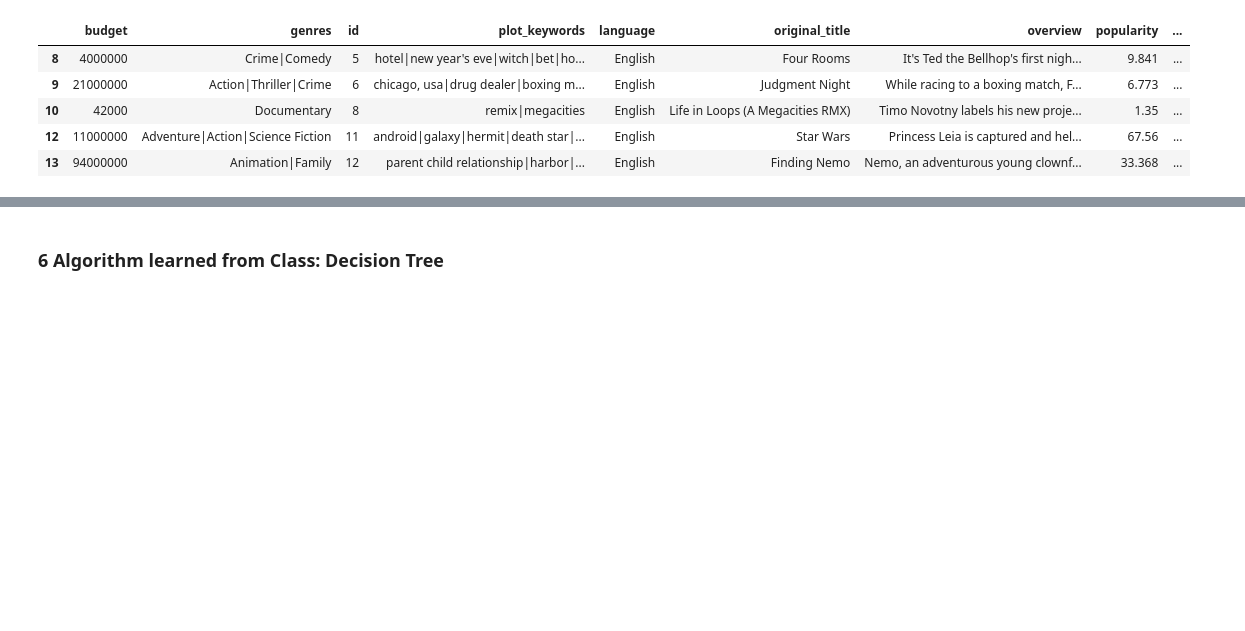
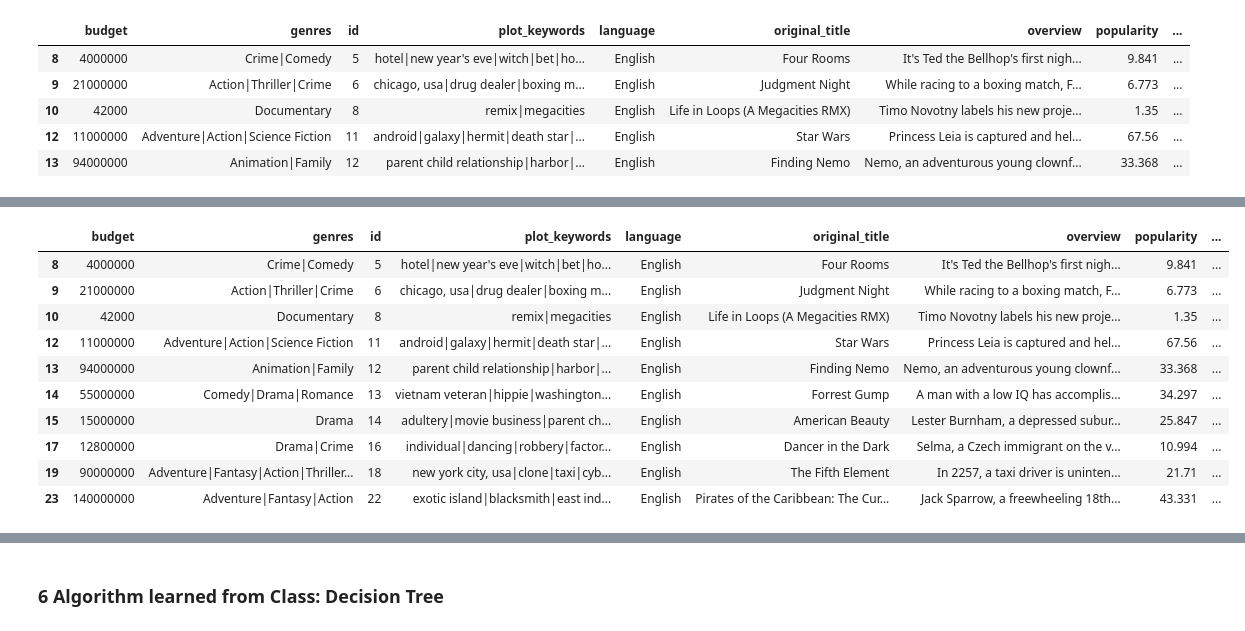
Before and after one commit to Check4068/INFO7374_Team7-1, a Jupyter notebook: Final_Project/source_code/Wise_Movie_Predict.ipynb, the cells around one changed output, grey strips where cells are left out. Saved outputs shown, nothing was run; the diff lists cells and outputs as text; code cells hidden in the pictures; blank space fills up the shorter version.

Commit message:
updated final project

```diff
--- a/Final_Project/source_code/Wise_Movie_Predict.ipynb
+++ b/Final_Project/source_code/Wise_Movie_Predict.ipynb
@@ -279,5 +278,5 @@ def Top(List, top):
 top_list = Top(director_list, 10)
 for t in top_list:
     original_format[t] = original_format['director_name'].map(lambda s: 1 if t in str(s) else 0)
-original_format['other_director'] = original_format['director_name'].map(lambda x:1 if x not in top_list else 0)
+original_format['Other Director'] = original_format['director_name'].map(lambda x:1 if x not in top_list else 0)
 # %%
@@ -311,7 +307,7 @@ for i in range(1, 4):
   tmp_list += company_list
 # %%
 # Merge three columns of company names together, and remove duplicates
-company_list=sorted(temp_list)
+company_list=sorted(tmp_list)
 company_dict={}
 for a,b in company_list:
     if a not in company_dict.keys():
@@ -335,3 +340,17 @@ for i in range(1, 4):
   for t in toplist:
       column_name = 'companies_' + str(i)
       original_format[t][original_format[t]!=1] = original_format[column_name].map(lambda x: 1 if x in t else 0)
+# %%
+original_format.head(10)
+# %% [output]
+|  | budget | genres | id | plot_keywords | language | original_title | overview | popularity | ... |
+| 8 | 4000000 | Crime|Comedy | 5 | hotel|new year's eve|witch|bet|ho... | English | Four Rooms | It's Ted the Bellhop's first nigh... | 9.841 | ... |
+| 9 | 21000000 | Action|Thriller|Crime | 6 | chicago, usa|drug dealer|boxing m... | English | Judgment Night | While racing to a boxing match, F... | 6.773 | ... |
+| 10 | 42000 | Documentary | 8 | remix|megacities | English | Life in Loops (A Megacities RMX) | Timo Novotny labels his new proje... | 1.35 | ... |
+| 12 | 11000000 | Adventure|Action|Science Fiction | 11 | android|galaxy|hermit|death star|... | English | Star Wars | Princess Leia is captured and hel... | 67.56 | ... |
+| 13 | 94000000 | Animation|Family | 12 | parent child relationship|harbor|... | English | Finding Nemo | Nemo, an adventurous young clownf... | 33.368 | ... |
+| 14 | 55000000 | Comedy|Drama|Romance | 13 | vietnam veteran|hippie|washington... | English | Forrest Gump | A man with a low IQ has accomplis... | 34.297 | ... |
+| 15 | 15000000 | Drama | 14 | adultery|movie business|parent ch... | English | American Beauty | Lester Burnham, a depressed subur... | 25.847 | ... |
+| 17 | 12800000 | Drama|Crime | 16 | individual|dancing|robbery|factor... | English | Dancer in the Dark | Selma, a Czech immigrant on the v... | 10.994 | ... |
+| 19 | 90000000 | Adventure|Fantasy|Action|Thriller... | 18 | new york city, usa|clone|taxi|cyb... | English | The Fifth Element | In 2257, a taxi driver is uninten... | 21.71 | ... |
+| 23 | 140000000 | Adventure|Fantasy|Action | 22 | exotic island|blacksmith|east ind... | English | Pirates of the Caribbean: The Cur... | Jack Sparrow, a freewheeling 18th... | 43.331 | ... |
```
Also changed, not shown: parts of 11 cells of this notebook, 6 other files.
